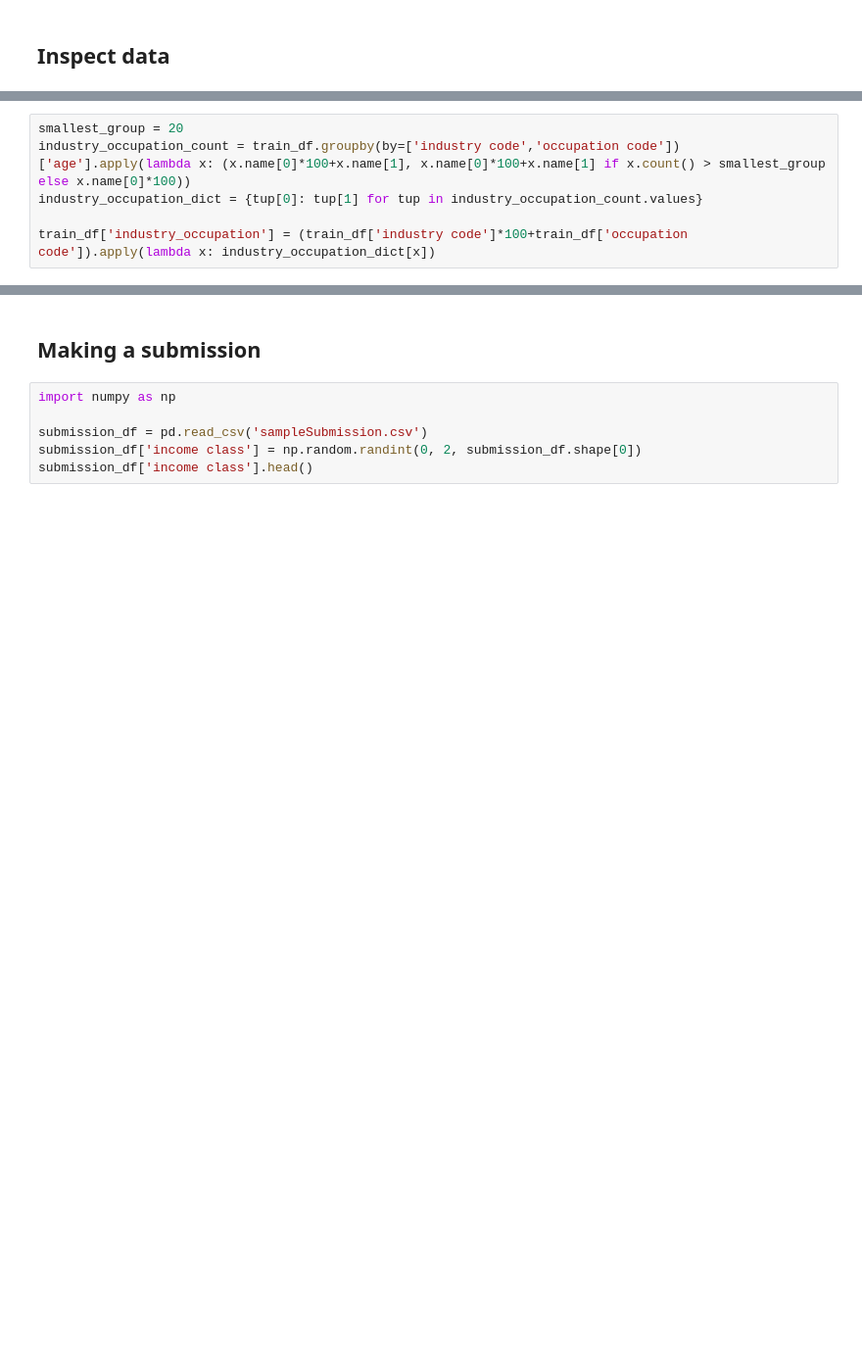
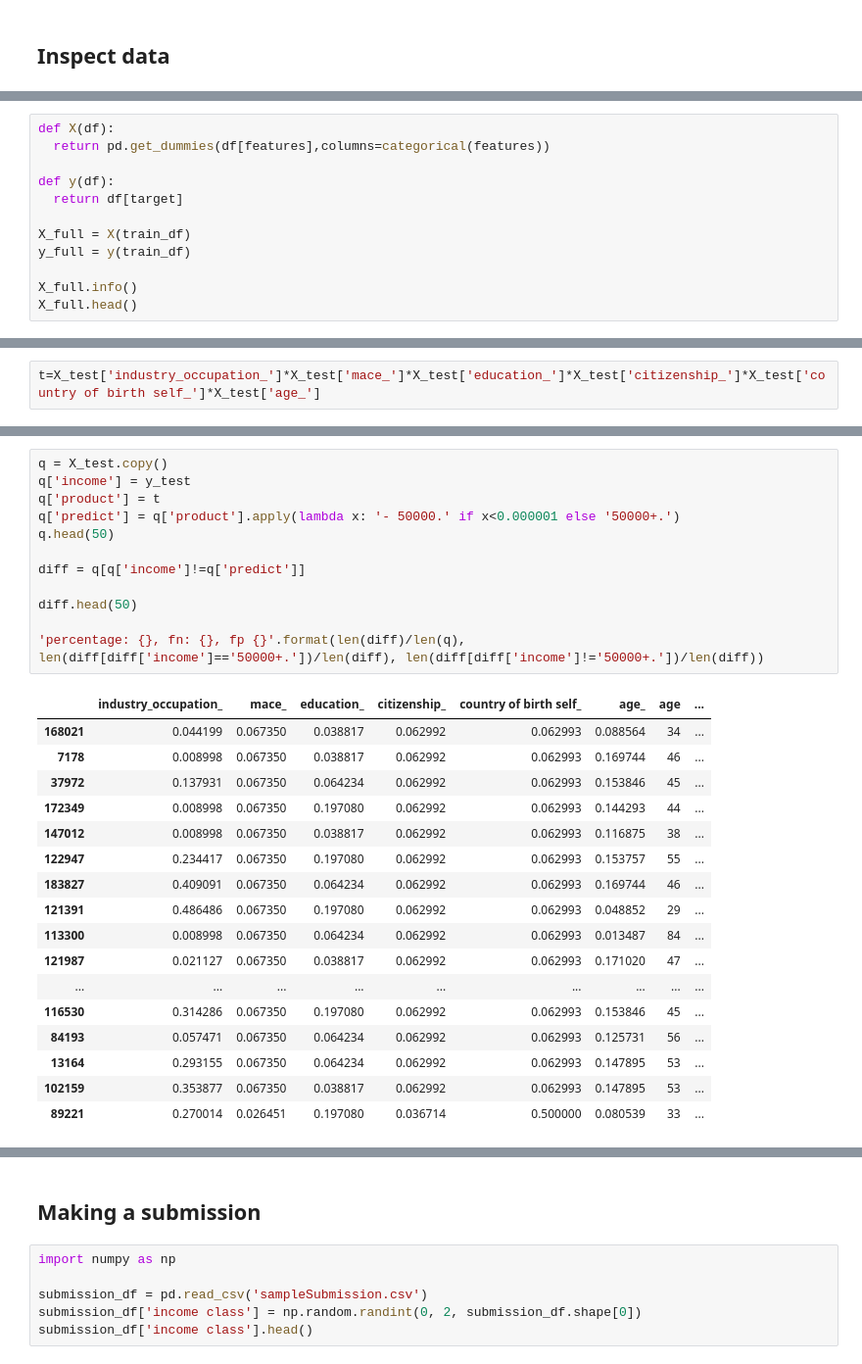
Before and after one commit to w8mr/ing-ml-challenge, a Jupyter notebook: ING_ML_Challenge_week_6.ipynb, the cells around one changed output, grey strips where cells are left out. Shown at 98% size. Saved outputs shown, nothing was run; the diff lists cells and outputs as text; blank space fills up the shorter version.

```diff
--- a/ING_ML_Challenge_week_6.ipynb
+++ b/ING_ML_Challenge_week_6.ipynb
@@ -122,7 +193 @@ train_df = train_df.applymap(lambda x: x.strip() if isinstance(x, str) else x)
-# %%
-smallest_group = 20
-industry_occupation_count = train_df.groupby(by=['industry code','occupation code'])['age'].apply(lambda x: (x.name[0]*100+x.name[1], x.name[0]*100+x.name[1] if x.count() > smallest_group else x.name[0]*100))
-industry_occupation_dict = {tup[0]: tup[1] for tup in industry_occupation_count.values}
-
-train_df['industry_occupation'] = (train_df['industry code']*100+train_df['occupation code']).apply(lambda x: industry_occupation_dict[x])
 # %%
@@ -225,0 +264,12 @@ memory usage: 31.2+ MB
+# %%
+def X(df):
+  return pd.get_dummies(df[features],columns=categorical(features))
+
+def y(df):
+  return df[target]
+
+X_full = X(train_df)
+y_full = y(train_df)
+
+X_full.info()
+X_full.head()
@@ -225,0 +384,2 @@ memory usage: 31.2+ MB
+# %%
+t=X_test['industry_occupation_']*X_test['mace_']*X_test['education_']*X_test['citizenship_']*X_test['country of birth self_']*X_test['age_']
@@ -225,0 +402,30 @@ memory usage: 31.2+ MB
+# %%
+q = X_test.copy()
+q['income'] = y_test
+q['product'] = t
+q['predict'] = q['product'].apply(lambda x: '- 50000.' if x<0.000001 else '50000+.')
+q.head(50)
+
+diff = q[q['income']!=q['predict']]
+
+diff.head(50)
+
+'percentage: {}, fn: {}, fp {}'.format(len(diff)/len(q), len(diff[diff['income']=='50000+.'])/len(diff), len(diff[diff['income']!='50000+.'])/len(diff))
+# %% [output]
+|  | industry_occupation_ | mace_ | education_ | citizenship_ | country of birth self_ | age_ | age | ... |
+| 168021 | 0.044199 | 0.067350 | 0.038817 | 0.062992 | 0.062993 | 0.088564 | 34 | ... |
+| 7178 | 0.008998 | 0.067350 | 0.038817 | 0.062992 | 0.062993 | 0.169744 | 46 | ... |
+| 37972 | 0.137931 | 0.067350 | 0.064234 | 0.062992 | 0.062993 | 0.153846 | 45 | ... |
+| 172349 | 0.008998 | 0.067350 | 0.197080 | 0.062992 | 0.062993 | 0.144293 | 44 | ... |
+| 147012 | 0.008998 | 0.067350 | 0.038817 | 0.062992 | 0.062993 | 0.116875 | 38 | ... |
+| 122947 | 0.234417 | 0.067350 | 0.197080 | 0.062992 | 0.062993 | 0.153757 | 55 | ... |
+| 183827 | 0.409091 | 0.067350 | 0.064234 | 0.062992 | 0.062993 | 0.169744 | 46 | ... |
+| 121391 | 0.486486 | 0.067350 | 0.197080 | 0.062992 | 0.062993 | 0.048852 | 29 | ... |
+| 113300 | 0.008998 | 0.067350 | 0.064234 | 0.062992 | 0.062993 | 0.013487 | 84 | ... |
+| 121987 | 0.021127 | 0.067350 | 0.038817 | 0.062992 | 0.062993 | 0.171020 | 47 | ... |
+| ... | ... | ... | ... | ... | ... | ... | ... | ... |
+| 116530 | 0.314286 | 0.067350 | 0.197080 | 0.062992 | 0.062993 | 0.153846 | 45 | ... |
+| 84193 | 0.057471 | 0.067350 | 0.064234 | 0.062992 | 0.062993 | 0.125731 | 56 | ... |
+| 13164 | 0.293155 | 0.067350 | 0.064234 | 0.062992 | 0.062993 | 0.147895 | 53 | ... |
+| 102159 | 0.353877 | 0.067350 | 0.038817 | 0.062992 | 0.062993 | 0.147895 | 53 | ... |
+| 89221 | 0.270014 | 0.026451 | 0.197080 | 0.036714 | 0.500000 | 0.080539 | 33 | ... |
```
Also changed, not shown: parts of 36 cells of this notebook.
